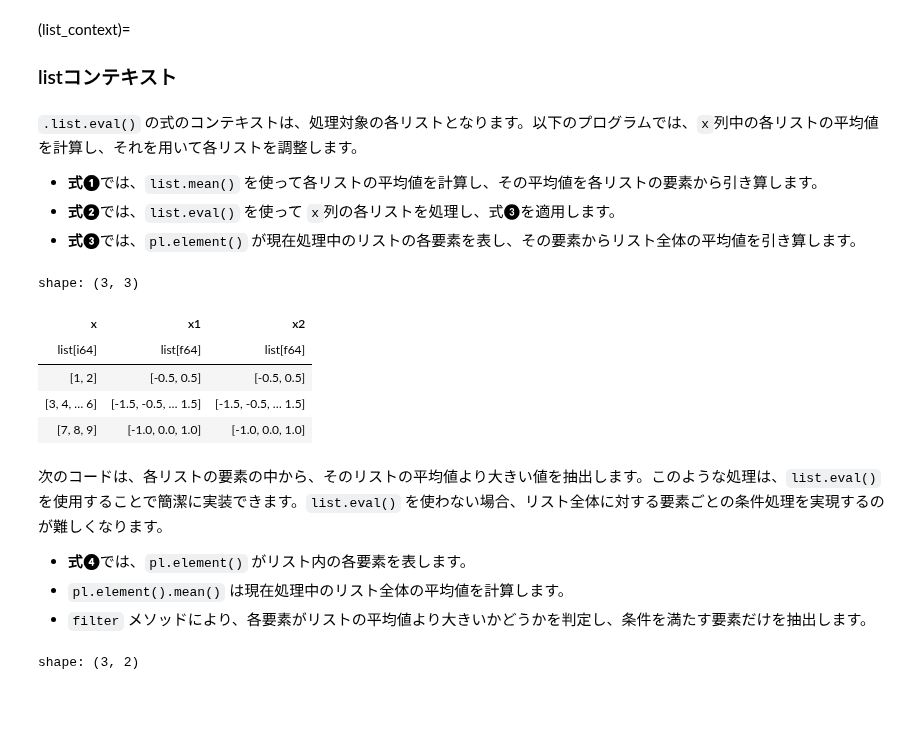
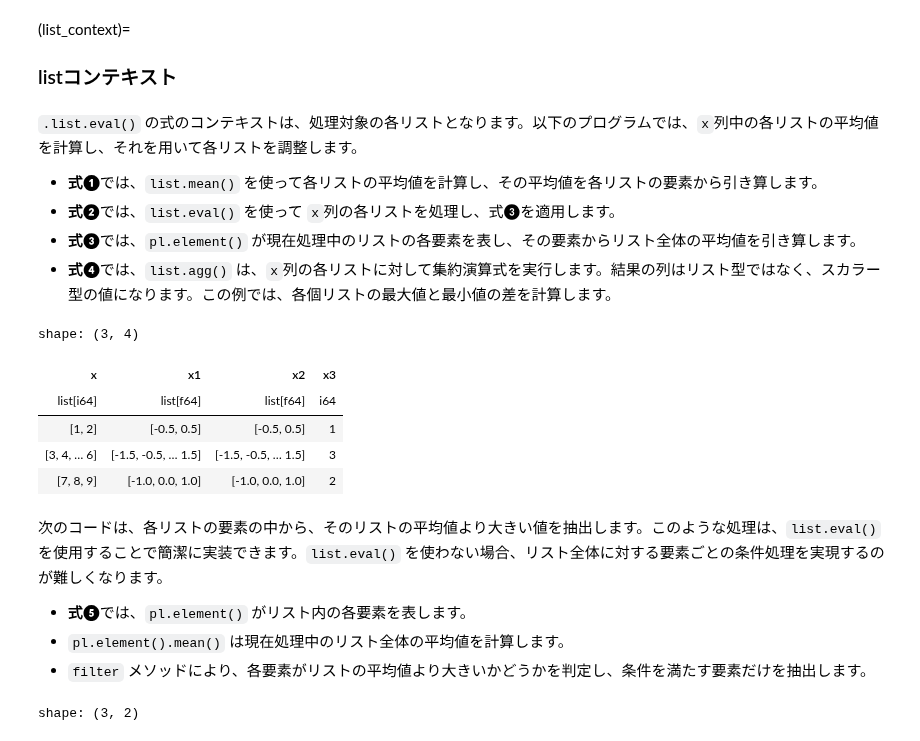
Before and after one commit to ruoyu0088/polars_guide, a Jupyter notebook: polars_guide/010_polars_expression.ipynb, the cells around one changed output. Saved outputs shown, nothing was run; the diff lists cells and outputs as text; code cells hidden in the pictures; blank space fills up the shorter version.

Commit message:
add list.agg()

```diff
--- a/polars_guide/010_polars_expression.ipynb
+++ b/polars_guide/010_polars_expression.ipynb
@@ -695,25 +695,29 @@ shape: (3, 4)
 - **式❶**では、`list.mean()` を使って各リストの平均値を計算し、その平均値を各リストの要素から引き算します。
 - **式❷**では、`list.eval()` を使って `x`列の各リストを処理し、式❸を適用します。
 - **式❸**では、`pl.element()` が現在処理中のリストの各要素を表し、その要素からリスト全体の平均値を引き算します。
+- **式❹**では、`list.agg()` は、`x`列の各リストに対して集約演算式を実行します。結果の列はリスト型ではなく、スカラー型の値になります。この例では、各個リストの最大値と最小値の差を計算します。
 # %%
 df = pl.DataFrame(dict(x=[[1, 2], [3, 4, 5, 6], [7, 8, 9]]))
 df.with_columns(
     x1 = pl.col('x') - pl.col('x').list.mean(), #❶
     x2 = pl.col('x').list.eval(                 #❷
         pl.element() - pl.element().mean()      #❸
+    ),
+    x3 = pl.col('x').list.agg(                  #❹
+        pl.element().max() - pl.element().min()
     )
 )
 # %% [output]
-shape: (3, 3)
+shape: (3, 4)
-| x | x1 | x2 |
-| list[i64] | list[f64] | list[f64] |
-| [1, 2] | [-0.5, 0.5] | [-0.5, 0.5] |
-| [3, 4, … 6] | [-1.5, -0.5, … 1.5] | [-1.5, -0.5, … 1.5] |
-| [7, 8, 9] | [-1.0, 0.0, 1.0] | [-1.0, 0.0, 1.0] |
+| x | x1 | x2 | x3 |
+| list[i64] | list[f64] | list[f64] | i64 |
+| [1, 2] | [-0.5, 0.5] | [-0.5, 0.5] | 1 |
+| [3, 4, … 6] | [-1.5, -0.5, … 1.5] | [-1.5, -0.5, … 1.5] | 3 |
+| [7, 8, 9] | [-1.0, 0.0, 1.0] | [-1.0, 0.0, 1.0] | 2 |
 # %% [markdown]
 次のコードは、各リストの要素の中から、そのリストの平均値より大きい値を抽出します。このような処理は、`list.eval()` を使用することで簡潔に実装できます。`list.eval()` を使わない場合、リスト全体に対する要素ごとの条件処理を実現するのが難しくなります。
 
-- **式❹**では、`pl.element()` がリスト内の各要素を表します。
+- **式❺**では、`pl.element()` がリスト内の各要素を表します。
 - `pl.element().mean()` は現在処理中のリスト全体の平均値を計算します。
 - `filter` メソッドにより、各要素がリストの平均値より大きいかどうかを判定し、条件を満たす要素だけを抽出します。
 # %%
```
Also changed, not shown: parts of 2 cells of this notebook, 2 other files.
